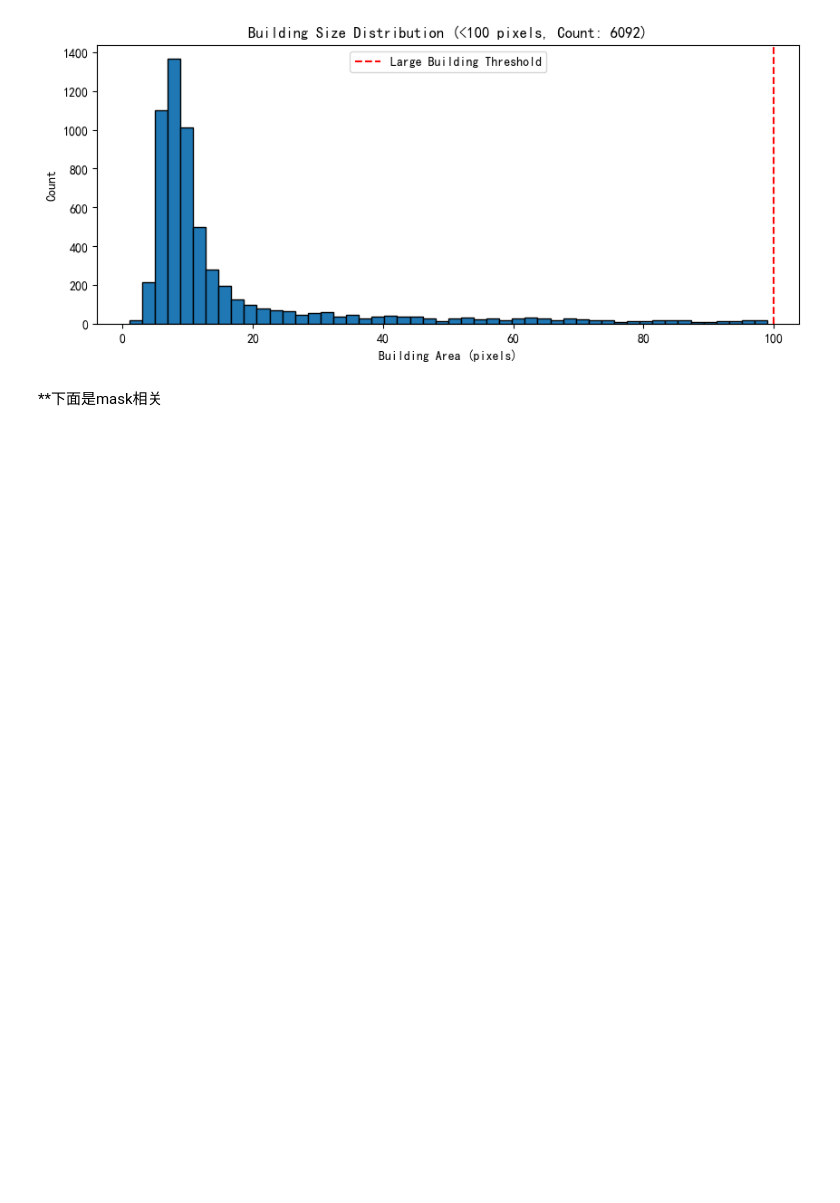
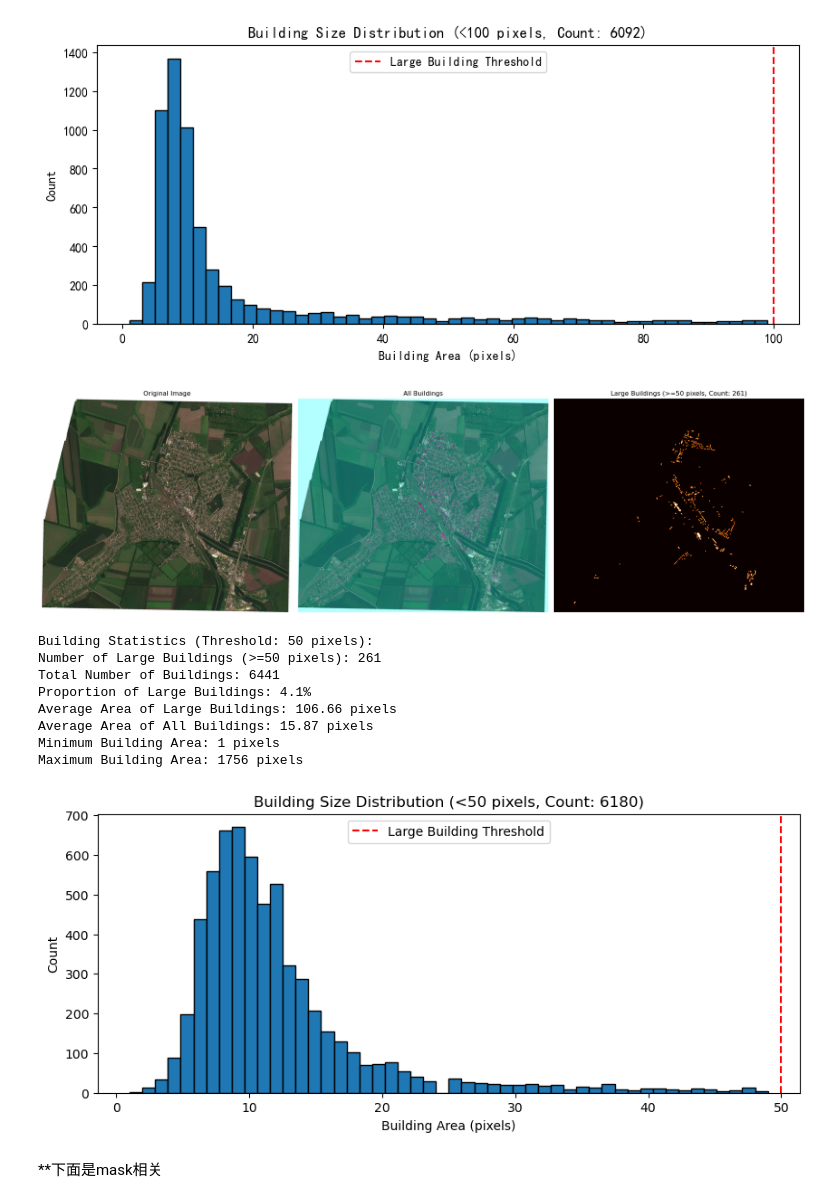
Before and after one commit to YoRsk/building_damage_assessment, a Jupyter notebook: training/utils/analyze_buildings.ipynb, the cells around one changed output. Cells and saved outputs as stored; diff of their text form; code cells hidden in the pictures; blank space fills up the shorter version.

Commit message:
predict in Volnovakha

```diff
--- a/training/utils/analyze_buildings.ipynb
+++ b/training/utils/analyze_buildings.ipynb
@@ -530,6 +530,25 @@ Average Area of All Buildings: 32.68 pixels
 Minimum Building Area: 1 pixels
 Maximum Building Area: 11271 pixels
 [figure]
+# %%
+# 使用示例
+# 可以尝试不同的阈值\
+thresholds = [50]
+for threshold in thresholds:
+    show_fixed_threshold('../images/Volnovakha_20210622_20220512_pre.tif',
+                        '../buildingmasks/mask_Volnovakha.tif',
+                        threshold=threshold)
+# %% [output]
+[figure, added]
+Building Statistics (Threshold: 50 pixels):
+Number of Large Buildings (>=50 pixels): 261
+Total Number of Buildings: 6441
+Proportion of Large Buildings: 4.1%
+Average Area of Large Buildings: 106.66 pixels
+Average Area of All Buildings: 15.87 pixels
+Minimum Building Area: 1 pixels
+Maximum Building Area: 1756 pixels
+[figure, added]
 # %% [markdown]
 **下面是mask相关
 # %%
```
Also changed, not shown: parts of 1 cell of this notebook, 1 other file.
